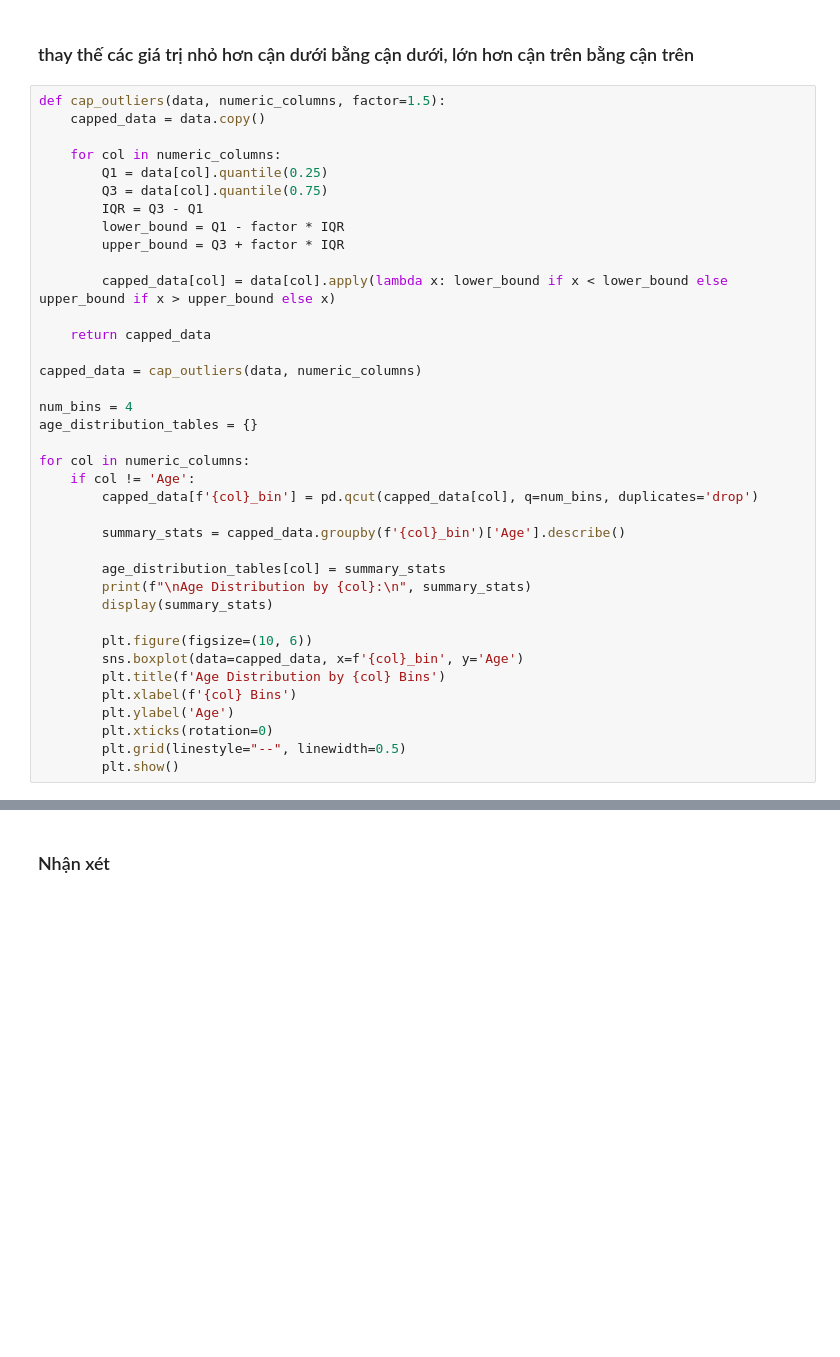
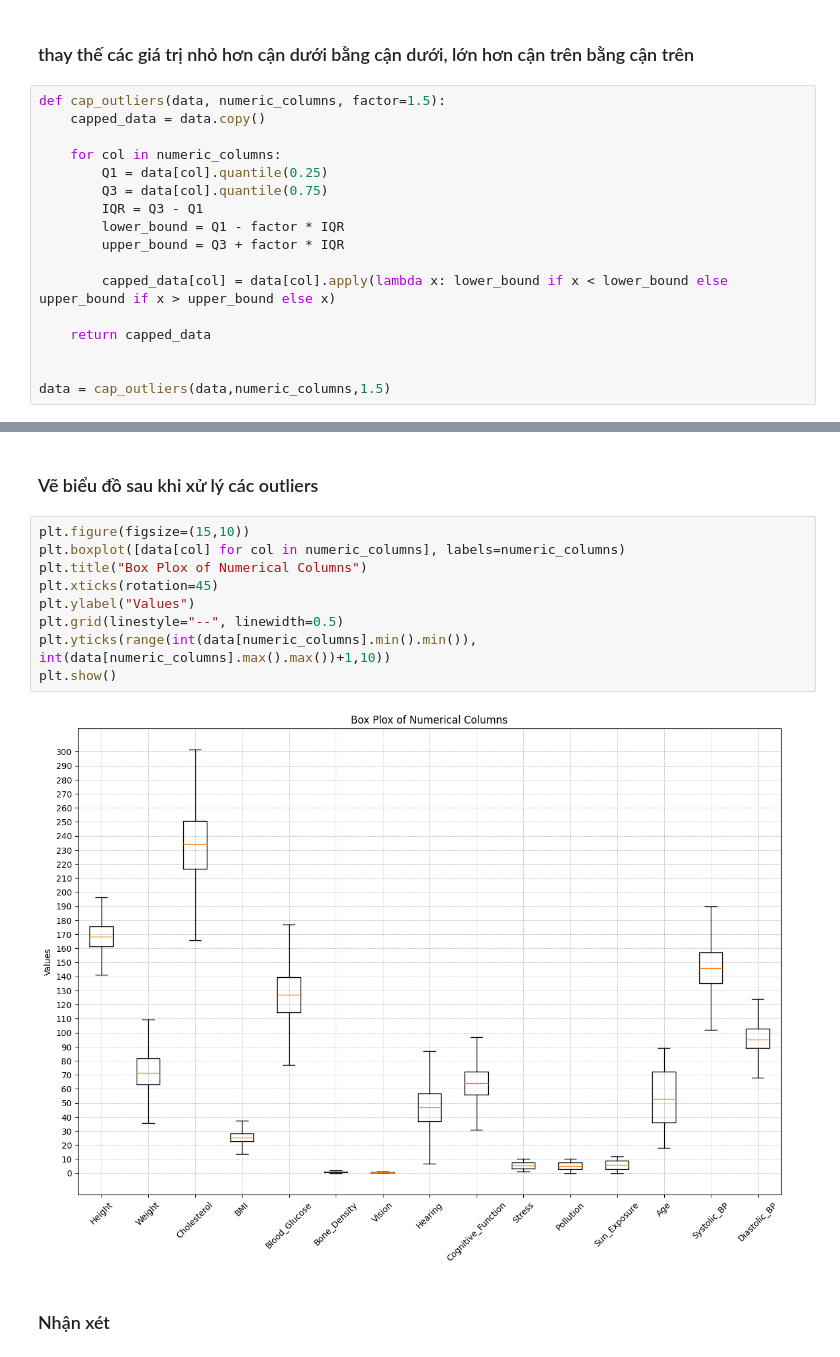
Before and after one commit to NATNgoc/PTDL-IE224, a Jupyter notebook: notebooks/2.3-EDA-Distributed.ipynb, the cells around one changed output, grey strips where cells are left out. Saved outputs shown, nothing was run; the diff lists cells and outputs as text; blank space fills up the shorter version.

```diff
--- a/notebooks/2.3-EDA-Distributed.ipynb
+++ b/notebooks/2.3-EDA-Distributed.ipynb
@@ -310,26 +226,5 @@ def cap_outliers(data, numeric_columns, factor=1.5):
 
     return capped_data
 
-capped_data = cap_outliers(data, numeric_columns)
 
-num_bins = 4
-age_distribution_tables = {}
-
-for col in numeric_columns:
-    if col != 'Age':
-        capped_data[f'{col}_bin'] = pd.qcut(capped_data[col], q=num_bins, duplicates='drop')
-
-        summary_stats = capped_data.groupby(f'{col}_bin')['Age'].describe()
-
-        age_distribution_tables[col] = summary_stats
-        print(f"\nAge Distribution by {col}:\n", summary_stats)
-        display(summary_stats)
-
-        plt.figure(figsize=(10, 6))
-        sns.boxplot(data=capped_data, x=f'{col}_bin', y='Age')
-        plt.title(f'Age Distribution by {col} Bins')
-        plt.xlabel(f'{col} Bins')
-        plt.ylabel('Age')
-        plt.xticks(rotation=0)
-        plt.grid(linestyle="--", linewidth=0.5)
-        plt.show()
+data = cap_outliers(data,numeric_columns,1.5)
@@ -401,3 +231,16 @@ BMI_bin
+# %% [markdown]
+### Vẽ biểu đồ sau khi xử lý các outliers
+# %%
+plt.figure(figsize=(15,10))
+plt.boxplot([data[col] for col in numeric_columns], labels=numeric_columns)
+plt.title("Box Plox of Numerical Columns")
+plt.xticks(rotation=45)
+plt.ylabel("Values")
+plt.grid(linestyle="--", linewidth=0.5)
+plt.yticks(range(int(data[numeric_columns].min().min()), int(data[numeric_columns].max().max())+1,10))
+plt.show()
+# %% [output]
+[figure, added]
 # %% [markdown]
 ### Nhận xét
 # %% [markdown]
```
Also changed, not shown: parts of 4 cells of this notebook.
